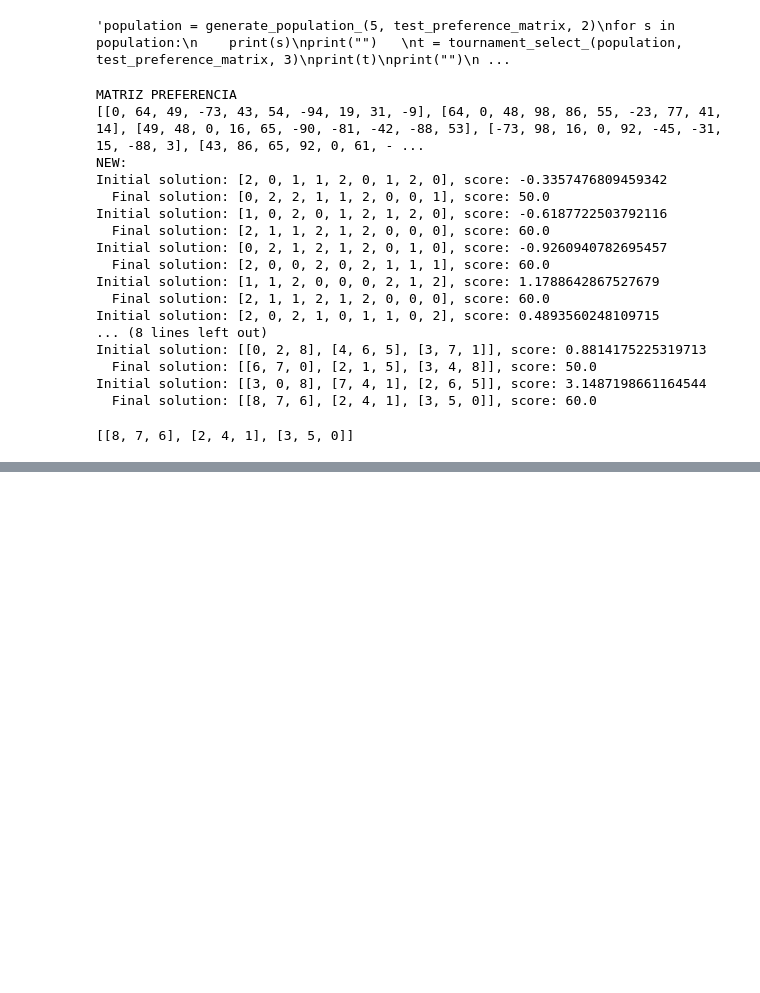
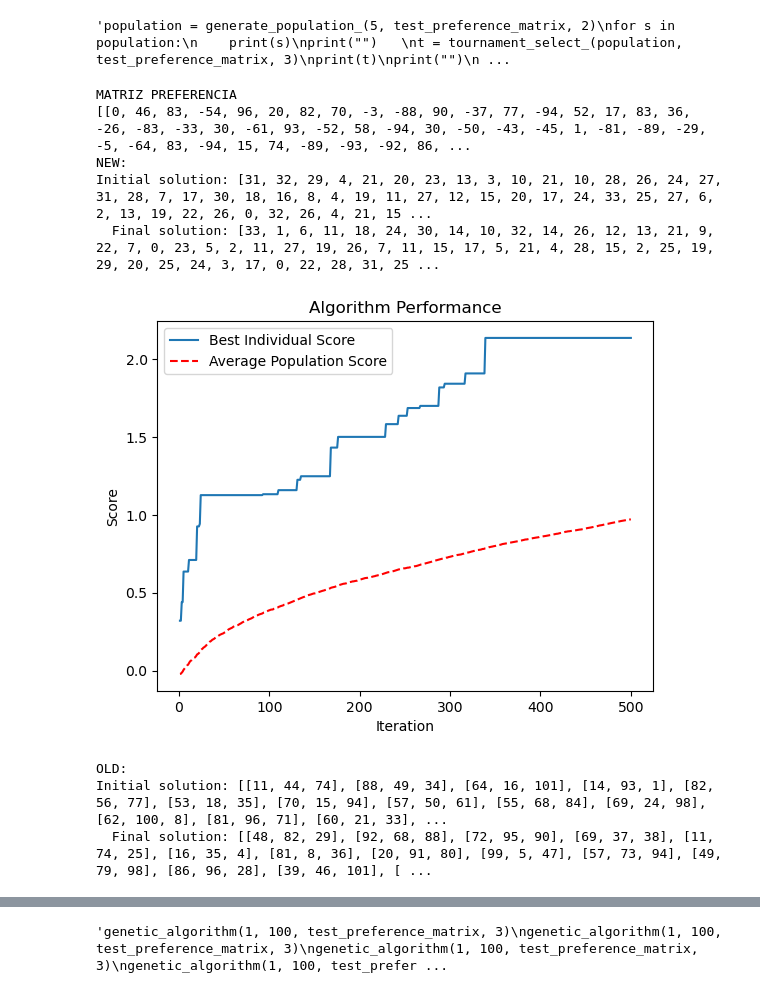
Before and after one commit to Ricardo-Parreira/Wedding_Seating_Problem-AI, a Jupyter notebook: project_notebook.ipynb, the cells around one changed output, grey strips where cells are left out. Drawn from its saved outputs; the diff is of its cells as text; code cells hidden in the pictures; blank space fills up the shorter version.

```diff
--- a/project_notebook.ipynb
+++ b/project_notebook.ipynb
@@ -823,7 +829,7 @@ print(r)"""
 # %% [output]
 'population = generate_population_(5, test_preference_matrix, 2)\nfor s in population:\n    print(s)\nprint("")   \nt = tournament_select_(population, test_preference_matrix, 3)\nprint(t)\nprint("")\n ...
 # %%
-def mutation_(parent, mutation_prob=0.05):
+def mutation_(parent, mutation_prob=0.1):
     if random.random() < mutation_prob:
         return get_neighbour_(parent)
     return parent
@@ -836,6 +842,13 @@ def genetic_algorithm_(num_iterations, population_size, preference_matrix, seats
     best_solution = population[0]
     best_score = evaluate_solution_(population[0], filled_preference_matrix)
     num_iterations=500
+
+    best_scores = []
+    all_scores = []
+    avg_scores = []
+
+    for solution in population:
+        all_scores.append(evaluate_solution_(solution, filled_preference_matrix))
 
 
     print(f"Initial solution: {best_solution}, score: {best_score}")
@@ -856,6 +869,13 @@ def genetic_algorithm_(num_iterations, population_size, preference_matrix, seats
         print("parent2:")
         print(parent2)"""
 
+        #estatisticas para grafico
+        avg_score = np.mean(all_scores)
+        avg_scores.append(avg_score)
+        best_solution = max(population, key=lambda x: evaluate_solution_(x, filled_preference_matrix))
+        best_scores.append(evaluate_solution_(best_solution, filled_preference_matrix))
+
+
         # Next generation Crossover and Mutation
         child1, child2 = random_crossover_(parent1, parent2, filled_preference_matrix, seatsPerTable)
 
@@ -873,8 +893,11 @@ def genetic_algorithm_(num_iterations, population_size, preference_matrix, seats
 
         population.append(child1)
         population.append(child2)
+        all_scores.append(evaluate_solution_(child1, filled_preference_matrix))
+        all_scores.append(evaluate_solution_(child2, filled_preference_matrix))
         population.sort(key=lambda sol: evaluate_solution_(sol, filled_preference_matrix), reverse=True)
         population = population[:population_size]
+
 
         """child = random_crossover(parent1, parent2)
         print("child 1:")
@@ -890,53 +913,48 @@ def genetic_algorithm_(num_iterations, population_size, preference_matrix, seats
 
         num_iterations-=1
 
     best_solution= population[0]
     best_score=evaluate_solution_(best_solution, filled_preference_matrix)
     print(f"  Final solution: {best_solution}, score: {best_score}")
 
+    #print(best_scores)
+    #print(avg_scores)
+    show_graph(best_scores, avg_scores)
+
     return best_solution
 
-p = random_preferences(10)
+p = random_preferences(100)
 print("MATRIZ PREFERENCIA")
 print(p)
 
 t=[[0, 15, -21, 17, -73, -25, 56, 31, -48, -8], [15, 0, -14, 31, 75, 52, -28, -76, 43, 2], [-21, -14, 0, 30, -74, 58, -11, 97, 50, 20], [17, 31, 30, 0, 75, 57, 10, 95, 41, -26], [-73, 75, -74, 75, 0, 97, 88, 91, 75, -77], [-25, 52, 58, 57, 97, 0, -63, -3, 37, 21], [56, -28, -11, 10, 88, -63, 0, 2, -62, -94], [31, -76, 97, 95, 91, -3, 2, 0, 54, -76], [-48, 43, 50, 41, 75, 37, -62, 54, 0, 41], [-8, 2, 20, -26, -77, 21, -94, -76, 41, 0]]
 
 """genetic_algorithm_(1, 100, test_preference_matrix, 3)
 genetic_algorithm_(1, 100, test_preference_matrix, 3)
 genetic_algorithm_(1, 100, test_preference_matrix, 3)
 genetic_algorithm_(1, 100, test_preference_matrix, 3)
 genetic_algorithm_(1, 100, test_preference_matrix, 3)"""
 
 print("NEW:")
+genetic_algorithm_(1, 100, p, 3)
+"""genetic_algorithm_(1, 100, test_preference_matrix, 3)
 genetic_algorithm_(1, 100, test_preference_matrix, 3)
 genetic_algorithm_(1, 100, test_preference_matrix, 3)
-genetic_algorithm_(1, 100, test_preference_matrix, 3)
-genetic_algorithm_(1, 100, test_preference_matrix, 3)
-genetic_algorithm_(1, 100, test_preference_matrix, 3)
+genetic_algorithm_(1, 100, test_preference_matrix, 3)"""
 
 print("OLD:")
+genetic_algorithm(1, 100, p, 3)
+"""genetic_algorithm(1, 100, test_preference_matrix, 3)
 genetic_algorithm(1, 100, test_preference_matrix, 3)
 genetic_algorithm(1, 100, test_preference_matrix, 3)
-genetic_algorithm(1, 100, test_preference_matrix, 3)
-genetic_algorithm(1, 100, test_preference_matrix, 3)
-genetic_algorithm(1, 100, test_preference_matrix, 3)
+genetic_algorithm(1, 100, test_preference_matrix, 3)"""
 # %% [output]
 MATRIZ PREFERENCIA
-[[0, 64, 49, -73, 43, 54, -94, 19, 31, -9], [64, 0, 48, 98, 86, 55, -23, 77, 41, 14], [49, 48, 0, 16, 65, -90, -81, -42, -88, 53], [-73, 98, 16, 0, 92, -45, -31, 15, -88, 3], [43, 86, 65, 92, 0, 61, - ...
+[[0, 46, 83, -54, 96, 20, 82, 70, -3, -88, 90, -37, 77, -94, 52, 17, 83, 36, -26, -83, -33, 30, -61, 93, -52, 58, -94, 30, -50, -43, -45, 1, -81, -89, -29, -5, -64, 83, -94, 15, 74, -89, -93, -92, 86, ...
 NEW:
-Initial solution: [2, 0, 1, 1, 2, 0, 1, 2, 0], score: -0.3357476809459342
-  Final solution: [0, 2, 2, 1, 1, 2, 0, 0, 1], score: 50.0
-Initial solution: [1, 0, 2, 0, 1, 2, 1, 2, 0], score: -0.6187722503792116
-  Final solution: [2, 1, 1, 2, 1, 2, 0, 0, 0], score: 60.0
-Initial solution: [0, 2, 1, 2, 1, 2, 0, 1, 0], score: -0.9260940782695457
-  Final solution: [2, 0, 0, 2, 0, 2, 1, 1, 1], score: 60.0
-Initial solution: [1, 1, 2, 0, 0, 0, 2, 1, 2], score: 1.1788642867527679
-  Final solution: [2, 1, 1, 2, 1, 2, 0, 0, 0], score: 60.0
-Initial solution: [2, 0, 2, 1, 0, 1, 1, 0, 2], score: 0.4893560248109715
-... (8 lines left out)
-Initial solution: [[0, 2, 8], [4, 6, 5], [3, 7, 1]], score: 0.8814175225319713
-  Final solution: [[6, 7, 0], [2, 1, 5], [3, 4, 8]], score: 50.0
-Initial solution: [[3, 0, 8], [7, 4, 1], [2, 6, 5]], score: 3.1487198661164544
-  Final solution: [[8, 7, 6], [2, 4, 1], [3, 5, 0]], score: 60.0
+Initial solution: [31, 32, 29, 4, 21, 20, 23, 13, 3, 10, 21, 10, 28, 26, 24, 27, 31, 28, 7, 17, 30, 18, 16, 8, 4, 19, 11, 27, 12, 15, 20, 17, 24, 33, 25, 27, 6, 2, 13, 19, 22, 26, 0, 32, 26, 4, 21, 15 ...
+  Final solution: [33, 1, 6, 11, 18, 24, 30, 14, 10, 32, 14, 26, 12, 13, 21, 9, 22, 7, 0, 23, 5, 2, 11, 27, 19, 26, 7, 11, 15, 17, 5, 21, 4, 28, 15, 2, 25, 19, 29, 20, 25, 24, 3, 17, 0, 22, 28, 31, 25 ...
+[figure, added]
-[[8, 7, 6], [2, 4, 1], [3, 5, 0]]
+OLD:
+Initial solution: [[11, 44, 74], [88, 49, 34], [64, 16, 101], [14, 93, 1], [82, 56, 77], [53, 18, 35], [70, 15, 94], [57, 50, 61], [55, 68, 84], [69, 24, 98], [62, 100, 8], [81, 96, 71], [60, 21, 33], ...
+  Final solution: [[48, 82, 29], [92, 68, 88], [72, 95, 90], [69, 37, 38], [11, 74, 25], [16, 35, 4], [81, 8, 36], [20, 91, 80], [99, 5, 47], [57, 73, 94], [49, 79, 98], [86, 96, 28], [39, 46, 101], [ ...
@@ -942,0 +962 @@ Initial solution: [[3, 0, 8], [7, 4, 1], [2, 6, 5]], score: 3.1487198661164544
+'genetic_algorithm(1, 100, test_preference_matrix, 3)\ngenetic_algorithm(1, 100, test_preference_matrix, 3)\ngenetic_algorithm(1, 100, test_preference_matrix, 3)\ngenetic_algorithm(1, 100, test_prefer ...
```
Also changed, not shown: parts of 9 cells of this notebook, 2 other files.
